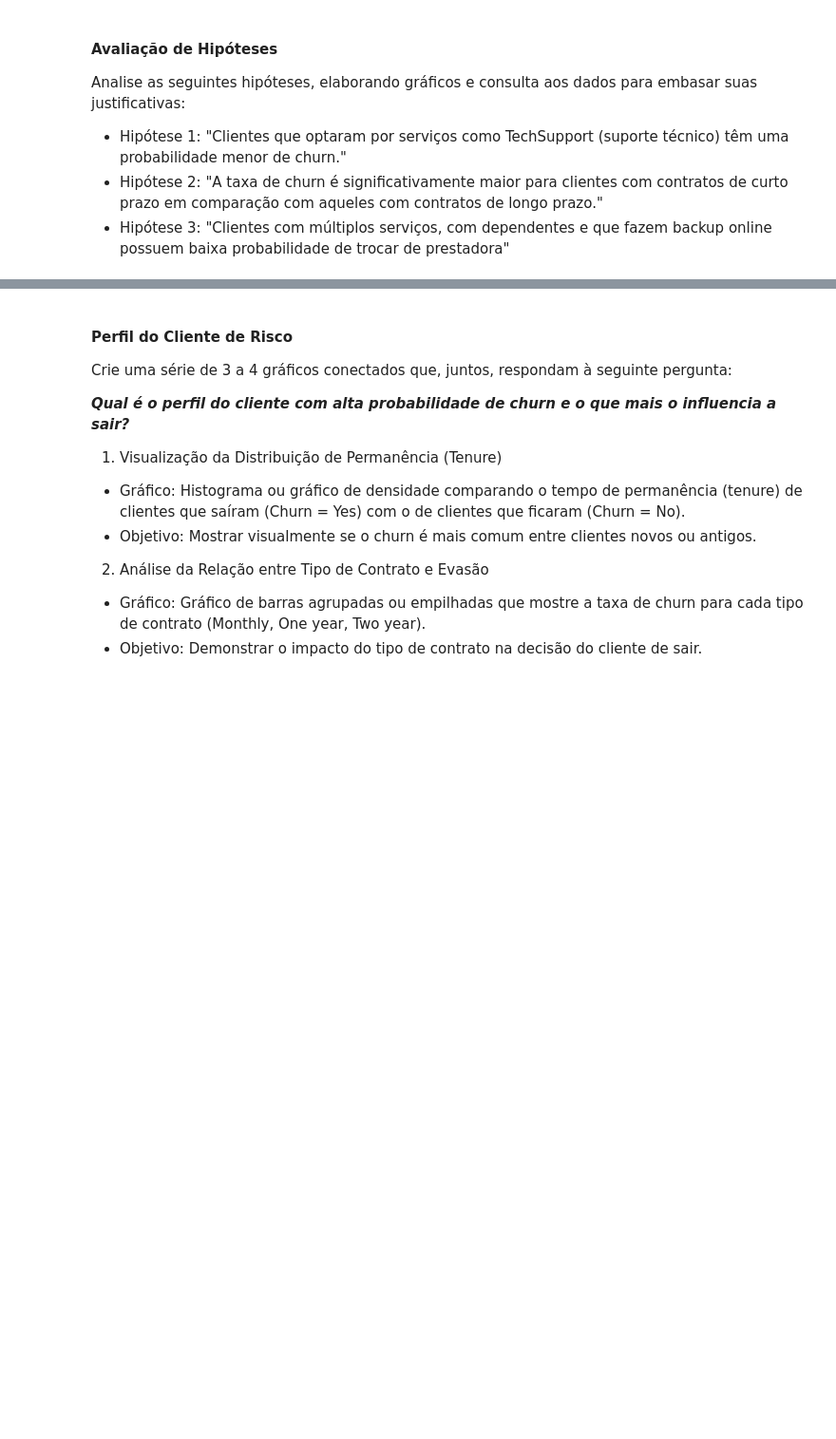
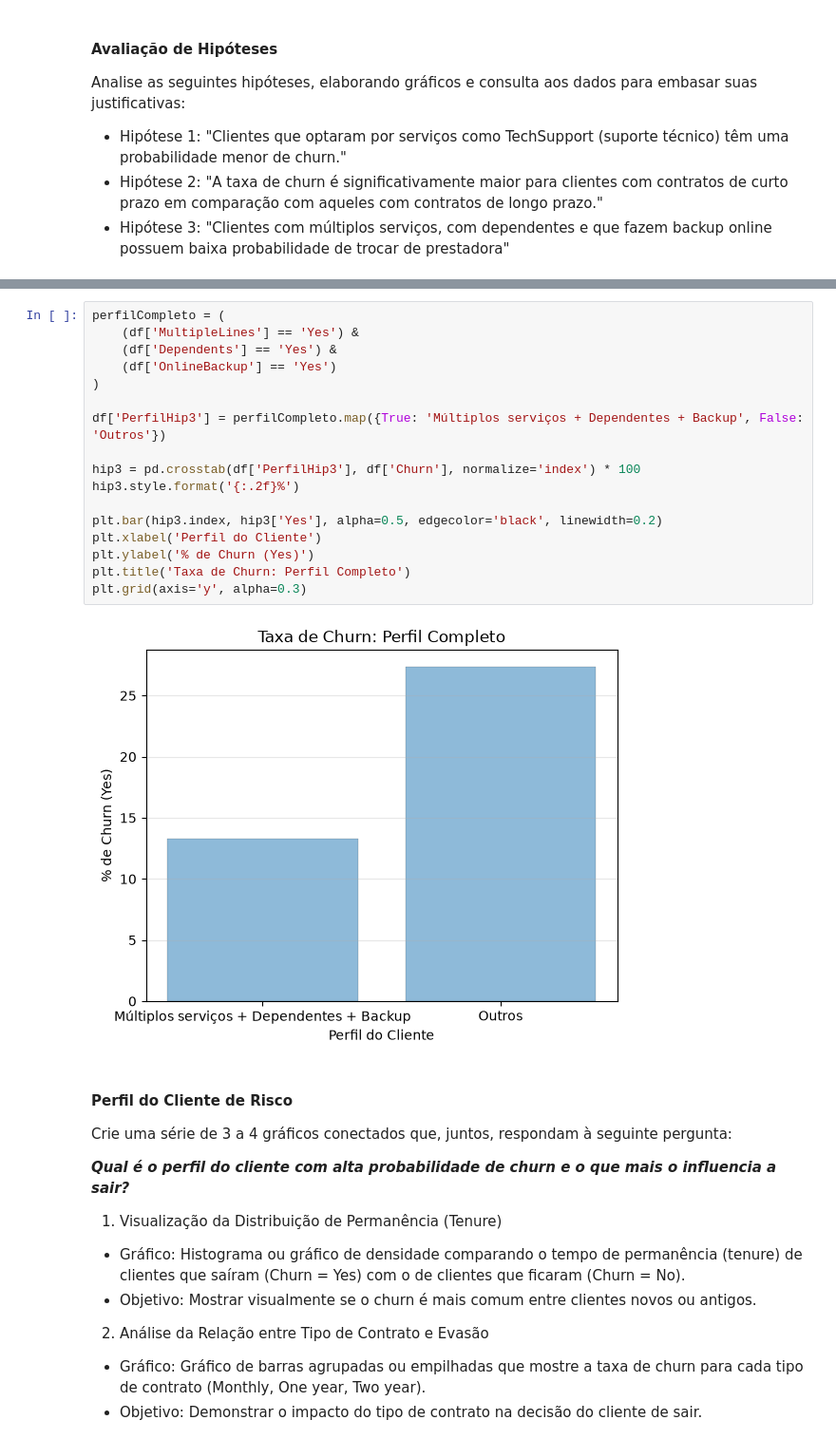
Before and after one commit to devgabrielbenayon/TrabalhoRedesNeurais, a Jupyter notebook: RNA-2025.2-PP1.2.ipynb, the cells around one changed output, grey strips where cells are left out. Shown at 95% size. Saved outputs shown, nothing was run; the diff lists cells and outputs as text; blank space fills up the shorter version.

```diff
--- a/RNA-2025.2-PP1.2.ipynb
+++ b/RNA-2025.2-PP1.2.ipynb
@@ -233,3 +233,22 @@ hip2.style.format('{:.2f}%')
+# %%
+perfilCompleto = (
+    (df['MultipleLines'] == 'Yes') &
+    (df['Dependents'] == 'Yes') &
+    (df['OnlineBackup'] == 'Yes')
+)
+
+df['PerfilHip3'] = perfilCompleto.map({True: 'Múltiplos serviços + Dependentes + Backup', False: 'Outros'})
+
+hip3 = pd.crosstab(df['PerfilHip3'], df['Churn'], normalize='index') * 100
+hip3.style.format('{:.2f}%')
+
+plt.bar(hip3.index, hip3['Yes'], alpha=0.5, edgecolor='black', linewidth=0.2)
+plt.xlabel('Perfil do Cliente')
+plt.ylabel('% de Churn (Yes)')
+plt.title('Taxa de Churn: Perfil Completo')
+plt.grid(axis='y', alpha=0.3)
+# %% [output]
+[figure, added]
 # %% [markdown]
 #### Perfil do Cliente de Risco
 
```
Also changed, not shown: parts of 4 cells of this notebook.
